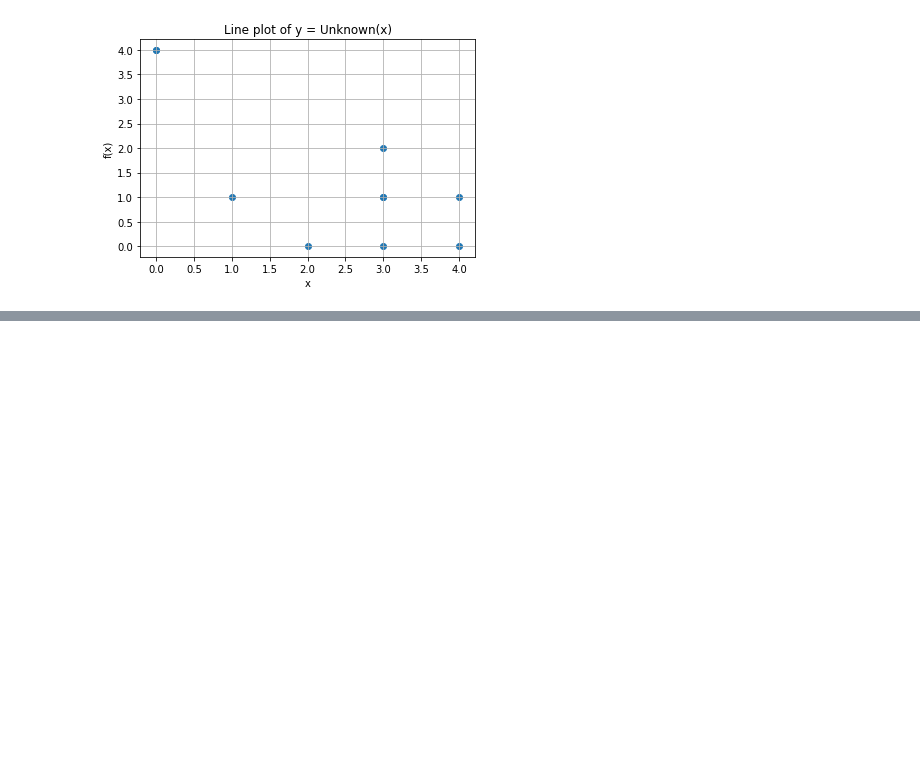
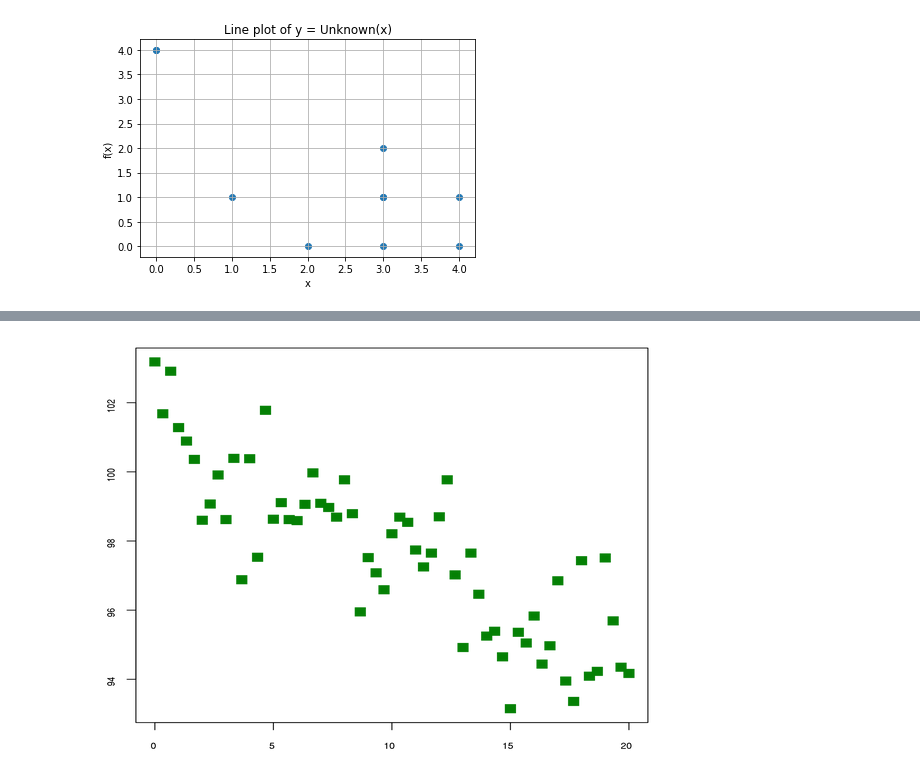
Before and after one commit to sleebapaul/linear_regression_tutorial, a Jupyter notebook: linear_regression_notebook.ipynb, the cells around one changed output, grey strips where cells are left out. Cells and saved outputs as stored; diff of their text form; code cells hidden in the pictures; blank space fills up the shorter version.

```diff
--- a/linear_regression_notebook.ipynb
+++ b/linear_regression_notebook.ipynb
@@ -117 +142,5 @@ plt.show()
+# %%
+Image("images/rsz_exp_decay.png")
+# %% [output]
+[figure, added]
 # %% [markdown]
```
Also changed, not shown: parts of 17 cells of this notebook.
